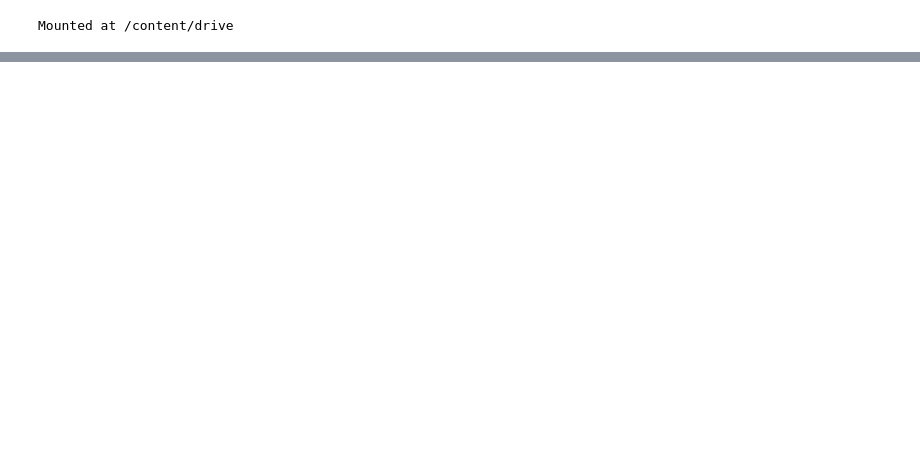
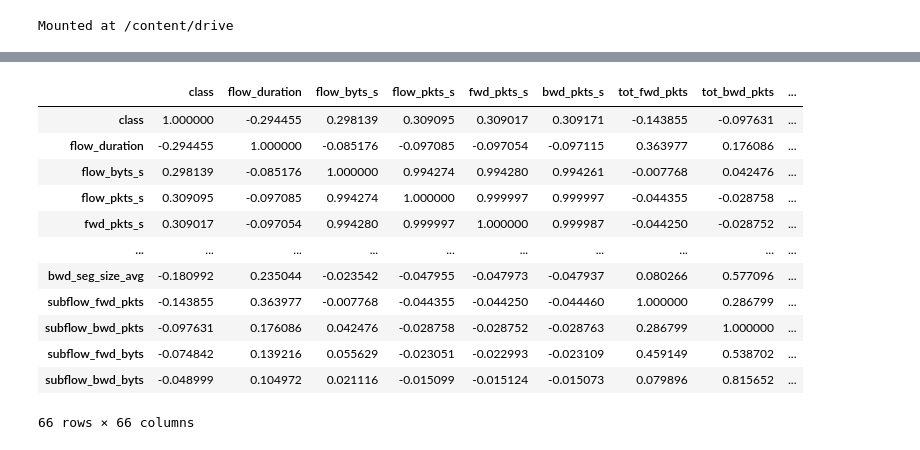
Before and after one commit to Ahmed15497/Advanced-Machine-Learning-Specialization, a Jupyter notebook: mininet_classifier.ipynb, the cells around one changed output, grey strips where cells are left out. Saved outputs shown, nothing was run; the diff lists cells and outputs as text; code cells hidden in the pictures; blank space fills up the shorter version.

```diff
--- a/mininet_classifier.ipynb
+++ b/mininet_classifier.ipynb
@@ -46,0 +190,4 @@ df_merged.to_csv( "final_attack.csv", index=False)
+# %%
+# drop connection and network dependant features
+drop_columns = ['src_ip',	'dst_ip',	'src_port',	'dst_port',	'protocol',	'timestamp']
+dataset = dataset.drop(columns=drop_columns)
@@ -46,0 +247,18 @@ df_merged.to_csv( "final_attack.csv", index=False)
+# %%
+correlation_matrix = dataset.corr()
+# %%
+correlation_matrix
+# %% [output]
+|  | class | flow_duration | flow_byts_s | flow_pkts_s | fwd_pkts_s | bwd_pkts_s | tot_fwd_pkts | tot_bwd_pkts | ... |
+| class | 1.000000 | -0.294455 | 0.298139 | 0.309095 | 0.309017 | 0.309171 | -0.143855 | -0.097631 | ... |
+| flow_duration | -0.294455 | 1.000000 | -0.085176 | -0.097085 | -0.097054 | -0.097115 | 0.363977 | 0.176086 | ... |
+| flow_byts_s | 0.298139 | -0.085176 | 1.000000 | 0.994274 | 0.994280 | 0.994261 | -0.007768 | 0.042476 | ... |
+| flow_pkts_s | 0.309095 | -0.097085 | 0.994274 | 1.000000 | 0.999997 | 0.999997 | -0.044355 | -0.028758 | ... |
+| fwd_pkts_s | 0.309017 | -0.097054 | 0.994280 | 0.999997 | 1.000000 | 0.999987 | -0.044250 | -0.028752 | ... |
+| ... | ... | ... | ... | ... | ... | ... | ... | ... | ... |
+| bwd_seg_size_avg | -0.180992 | 0.235044 | -0.023542 | -0.047955 | -0.047973 | -0.047937 | 0.080266 | 0.577096 | ... |
+| subflow_fwd_pkts | -0.143855 | 0.363977 | -0.007768 | -0.044355 | -0.044250 | -0.044460 | 1.000000 | 0.286799 | ... |
+| subflow_bwd_pkts | -0.097631 | 0.176086 | 0.042476 | -0.028758 | -0.028752 | -0.028763 | 0.286799 | 1.000000 | ... |
+| subflow_fwd_byts | -0.074842 | 0.139216 | 0.055629 | -0.023051 | -0.022993 | -0.023109 | 0.459149 | 0.538702 | ... |
+| subflow_bwd_byts | -0.048999 | 0.104972 | 0.021116 | -0.015099 | -0.015124 | -0.015073 | 0.079896 | 0.815652 | ... |
+66 rows × 66 columns
```
Also changed, not shown: parts of 37 cells of this notebook.
